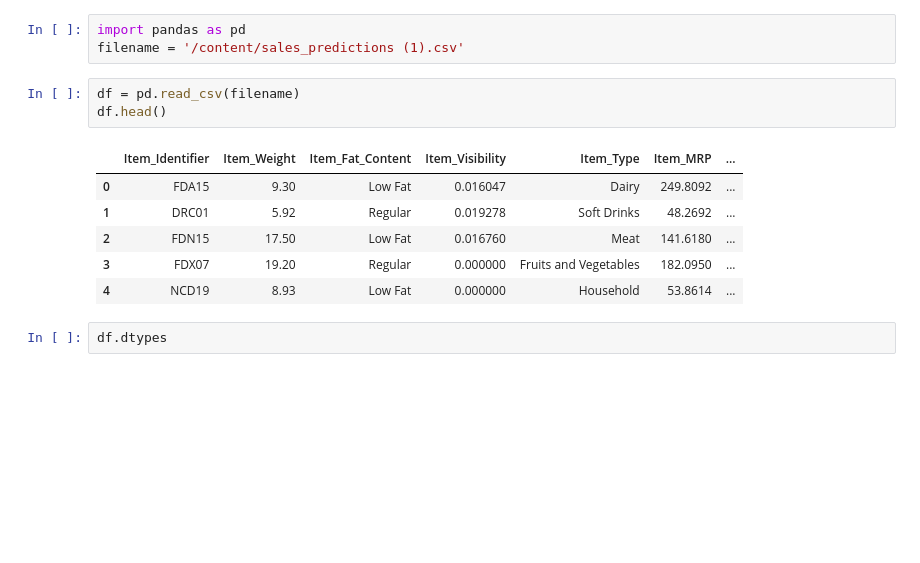
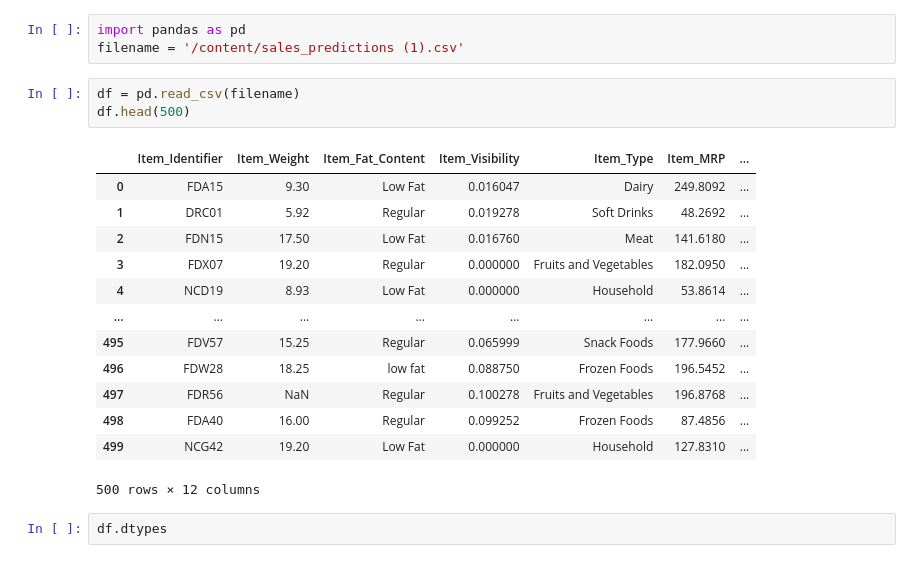
Before and after one commit to Sun-ny-A/food-sales-predictions, a Jupyter notebook: food_sales_predictions.ipynb, the cells around one changed output. Cells and saved outputs as stored; diff of their text form; blank space fills up the shorter version.

```diff
--- a/food_sales_predictions.ipynb
+++ b/food_sales_predictions.ipynb
@@ -5,14 +5,21 @@ import pandas as pd
 filename = '/content/sales_predictions (1).csv'
 # %%
 df = pd.read_csv(filename)
-df.head()
+df.head(500)
 # %% [output]
 |  | Item_Identifier | Item_Weight | Item_Fat_Content | Item_Visibility | Item_Type | Item_MRP | ... |
 | 0 | FDA15 | 9.30 | Low Fat | 0.016047 | Dairy | 249.8092 | ... |
 | 1 | DRC01 | 5.92 | Regular | 0.019278 | Soft Drinks | 48.2692 | ... |
 | 2 | FDN15 | 17.50 | Low Fat | 0.016760 | Meat | 141.6180 | ... |
 | 3 | FDX07 | 19.20 | Regular | 0.000000 | Fruits and Vegetables | 182.0950 | ... |
 | 4 | NCD19 | 8.93 | Low Fat | 0.000000 | Household | 53.8614 | ... |
+| ... | ... | ... | ... | ... | ... | ... | ... |
+| 495 | FDV57 | 15.25 | Regular | 0.065999 | Snack Foods | 177.9660 | ... |
+| 496 | FDW28 | 18.25 | low fat | 0.088750 | Frozen Foods | 196.5452 | ... |
+| 497 | FDR56 | NaN | Regular | 0.100278 | Fruits and Vegetables | 196.8768 | ... |
+| 498 | FDA40 | 16.00 | Regular | 0.099252 | Frozen Foods | 87.4856 | ... |
+| 499 | NCG42 | 19.20 | Low Fat | 0.000000 | Household | 127.8310 | ... |
+500 rows × 12 columns
 # %%
 df.dtypes
 # %% [output]
```
Also changed, not shown: parts of 2 cells of this notebook.
